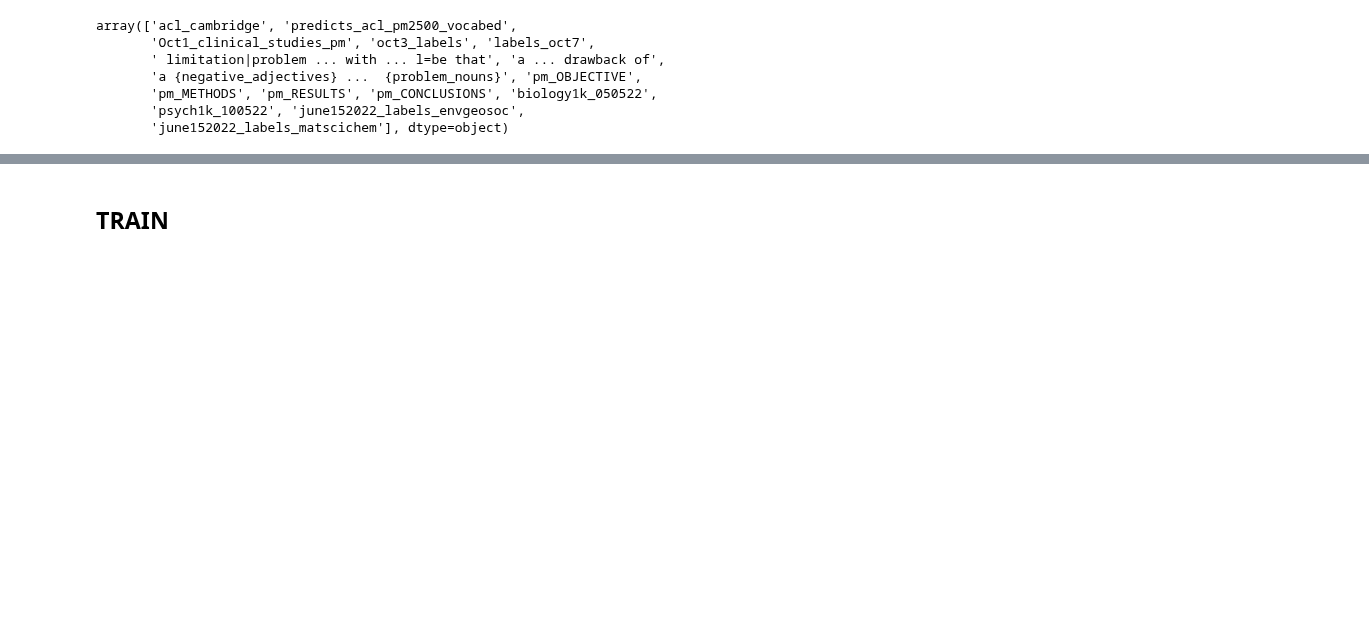
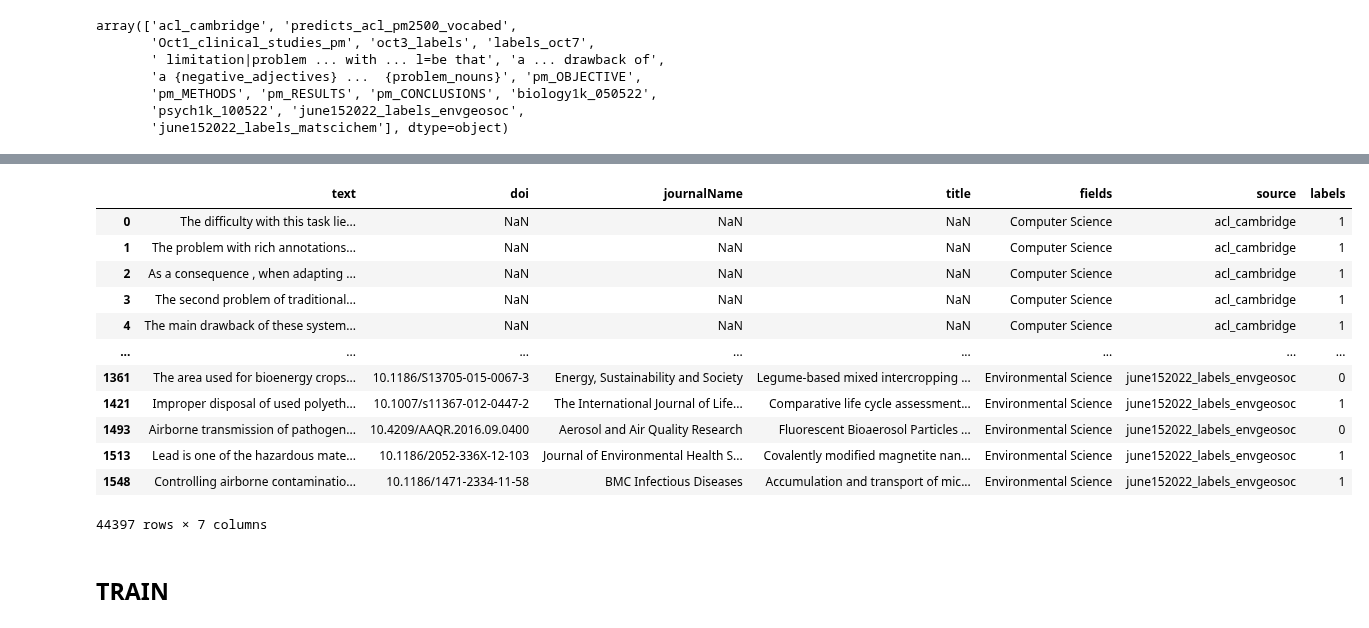
Before and after one commit to ScienceOctopus/octoflow, a Jupyter notebook: integrate_train.ipynb, the cells around one changed output, grey strips where cells are left out. Cells and saved outputs as stored; diff of their text form; code cells hidden in the pictures; blank space fills up the shorter version.

```diff
--- a/integrate_train.ipynb
+++ b/integrate_train.ipynb
@@ -63,0 +61,3 @@ df = df.drop(columns=["predicts"])
+# %%
+df0["source"] = "june152022_labels_envgeosoc"
+df["source"] = "june152022_labels_matscichem"
@@ -67,0 +106,2 @@ df = df[(df["labels"] == 1) | (df["labels"] == 0)] #fix typos in labels eg. miss
+# %%
+df4 = df2.append(df)
@@ -120,0 +157,2 @@ df3.to_csv("downloads/train_june20_all.csv", index = False, header=True)
+# %%
+train_final = df3[~df3.fields.isin(["Chemistry", "Political Science"])]
@@ -121,2 +161,18 @@ df3.to_csv("downloads/train_june20_all.csv", index = False, header=True)
+# %%
+train_final
+# %% [output]
+|  | text | doi | journalName | title | fields | source | labels |
+| 0 | The difficulty with this task lie... | NaN | NaN | NaN | Computer Science | acl_cambridge | 1 |
+| 1 | The problem with rich annotations... | NaN | NaN | NaN | Computer Science | acl_cambridge | 1 |
+| 2 | As a consequence , when adapting ... | NaN | NaN | NaN | Computer Science | acl_cambridge | 1 |
+| 3 | The second problem of traditional... | NaN | NaN | NaN | Computer Science | acl_cambridge | 1 |
+| 4 | The main drawback of these system... | NaN | NaN | NaN | Computer Science | acl_cambridge | 1 |
+| ... | ... | ... | ... | ... | ... | ... | ... |
+| 1361 | The area used for bioenergy crops... | 10.1186/S13705-015-0067-3 | Energy, Sustainability and Society | Legume-based mixed intercropping ... | Environmental Science | june152022_labels_envgeosoc | 0 |
+| 1421 | Improper disposal of used polyeth... | 10.1007/s11367-012-0447-2 | The International Journal of Life... | Comparative life cycle assessment... | Environmental Science | june152022_labels_envgeosoc | 1 |
+| 1493 | Airborne transmission of pathogen... | 10.4209/AAQR.2016.09.0400 | Aerosol and Air Quality Research | Fluorescent Bioaerosol Particles ... | Environmental Science | june152022_labels_envgeosoc | 0 |
+| 1513 | Lead is one of the hazardous mate... | 10.1186/2052-336X-12-103 | Journal of Environmental Health S... | Covalently modified magnetite nan... | Environmental Science | june152022_labels_envgeosoc | 1 |
+| 1548 | Controlling airborne contaminatio... | 10.1186/1471-2334-11-58 | BMC Infectious Diseases | Accumulation and transport of mic... | Environmental Science | june152022_labels_envgeosoc | 1 |
+44397 rows × 7 columns
 # %% [markdown]
 ## TRAIN
```
Also changed, not shown: parts of 18 cells of this notebook, 3 other files.
